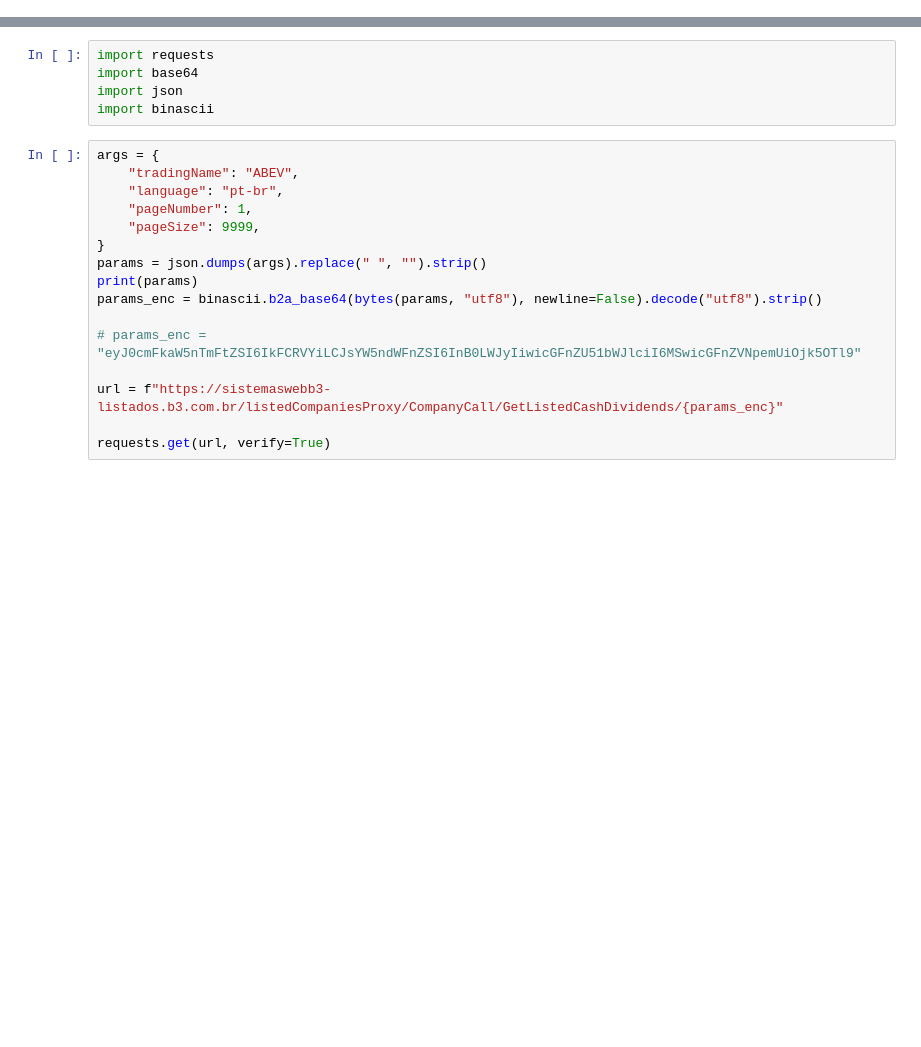
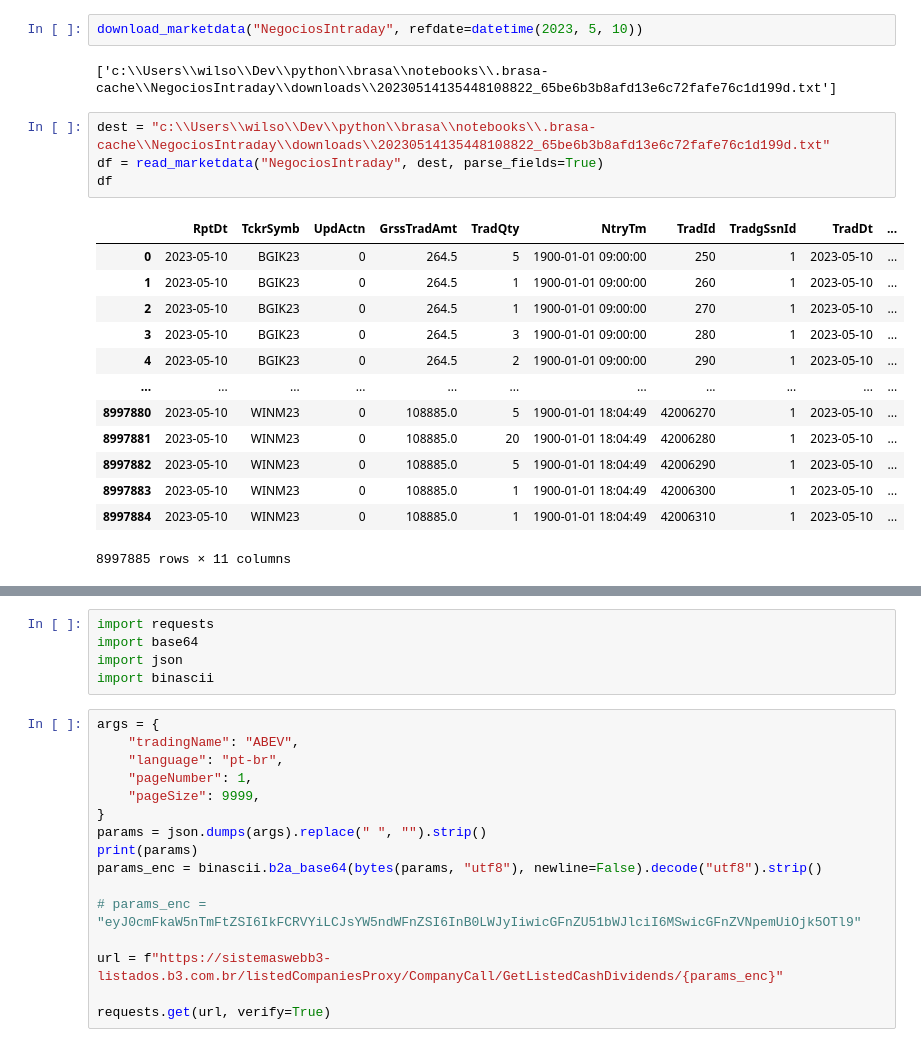
Before and after one commit to wilsonfreitas/brasa, a Jupyter notebook: notebooks/workspace.ipynb, the cells around one changed output, grey strips where cells are left out. Drawn from its saved outputs; the diff is of its cells as text; blank space fills up the shorter version.

Commit message:
implemented read_csv and parsers

```diff
--- a/notebooks/workspace.ipynb
+++ b/notebooks/workspace.ipynb
@@ -0,0 +8,22 @@
+# %%
+download_marketdata("NegociosIntraday", refdate=datetime(2023, 5, 10))
+# %% [output]
+['c:\\Users\\wilso\\Dev\\python\\brasa\\notebooks\\.brasa-cache\\NegociosIntraday\\downloads\\20230514135448108822_65be6b3b8afd13e6c72fafe76c1d199d.txt']
+# %%
+dest = "c:\\Users\\wilso\\Dev\\python\\brasa\\notebooks\\.brasa-cache\\NegociosIntraday\\downloads\\20230514135448108822_65be6b3b8afd13e6c72fafe76c1d199d.txt"
+df = read_marketdata("NegociosIntraday", dest, parse_fields=True)
+df
+# %% [output]
+|  | RptDt | TckrSymb | UpdActn | GrssTradAmt | TradQty | NtryTm | TradId | TradgSsnId | TradDt | ... |
+| 0 | 2023-05-10 | BGIK23 | 0 | 264.5 | 5 | 1900-01-01 09:00:00 | 250 | 1 | 2023-05-10 | ... |
+| 1 | 2023-05-10 | BGIK23 | 0 | 264.5 | 1 | 1900-01-01 09:00:00 | 260 | 1 | 2023-05-10 | ... |
+| 2 | 2023-05-10 | BGIK23 | 0 | 264.5 | 1 | 1900-01-01 09:00:00 | 270 | 1 | 2023-05-10 | ... |
+| 3 | 2023-05-10 | BGIK23 | 0 | 264.5 | 3 | 1900-01-01 09:00:00 | 280 | 1 | 2023-05-10 | ... |
+| 4 | 2023-05-10 | BGIK23 | 0 | 264.5 | 2 | 1900-01-01 09:00:00 | 290 | 1 | 2023-05-10 | ... |
+| ... | ... | ... | ... | ... | ... | ... | ... | ... | ... | ... |
+| 8997880 | 2023-05-10 | WINM23 | 0 | 108885.0 | 5 | 1900-01-01 18:04:49 | 42006270 | 1 | 2023-05-10 | ... |
+| 8997881 | 2023-05-10 | WINM23 | 0 | 108885.0 | 20 | 1900-01-01 18:04:49 | 42006280 | 1 | 2023-05-10 | ... |
+| 8997882 | 2023-05-10 | WINM23 | 0 | 108885.0 | 5 | 1900-01-01 18:04:49 | 42006290 | 1 | 2023-05-10 | ... |
+| 8997883 | 2023-05-10 | WINM23 | 0 | 108885.0 | 1 | 1900-01-01 18:04:49 | 42006300 | 1 | 2023-05-10 | ... |
+| 8997884 | 2023-05-10 | WINM23 | 0 | 108885.0 | 1 | 1900-01-01 18:04:49 | 42006310 | 1 | 2023-05-10 | ... |
+8997885 rows × 11 columns
```
Also changed, not shown: parts of 6 cells of this notebook, 10 other files.
